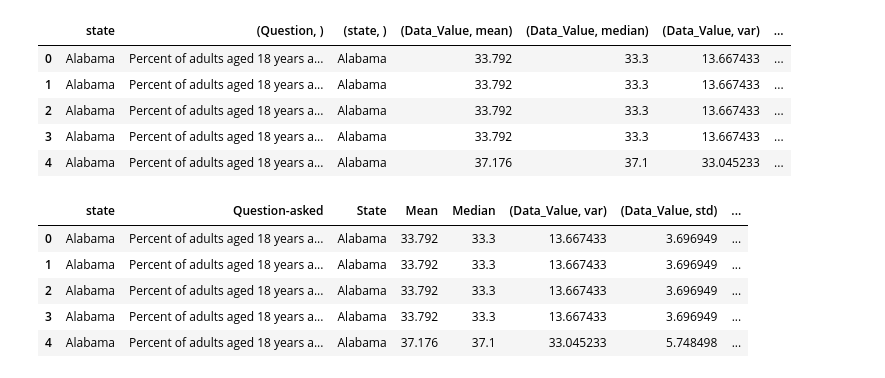
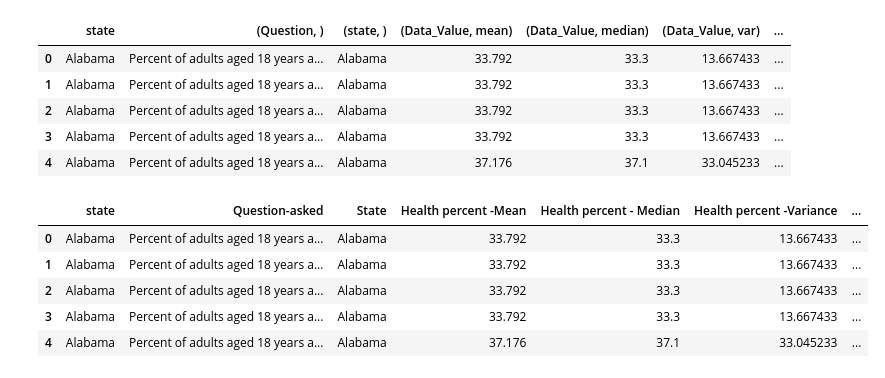
Before and after one commit to BrittLHeth/Project-1-API, a Jupyter notebook: Soujanya.ipynb, the cells around one changed output. Cells and saved outputs as stored; diff of their text form; code cells hidden in the pictures.

```diff
--- a/Soujanya.ipynb
+++ b/Soujanya.ipynb
@@ -205,14 +201,18 @@ merge_df.head()
 | 3 | Alabama | Percent of adults aged 18 years a... | Alabama | 33.792 | 33.3 | 13.667433 | ... |
 | 4 | Alabama | Percent of adults aged 18 years a... | Alabama | 37.176 | 37.1 | 33.045233 | ... |
 # %%
-merge_df = merge_df.rename(columns={('Question', ''): "Question-asked",('state', ''): "State", ('Data_Value', 'mean'):"Mean",('Data_Value', 'median'):"Median"})
+merge_df = merge_df.rename(columns={('Question', ''): "Question-asked",('state', ''): "State", ('Data_Value', 'mean'):"Health percent -Mean",('Data_Value', 'median'):"Health percent - Median",('Data_Value', 'var'):"Health percent -Variance",('Data_Value', 'std'):"Health percent-Std-Dev",('Data_Value', 'sem'):"Health percent -Standard Error","highest value in 2017":"Highest value in 2017"})
 
 
 merge_df.head()
+
+# del merge_df["primary exceedence"]
+
+# merge_df.head()
 # %% [output]
-|  | state | Question-asked | State | Mean | Median | (Data_Value, var) | (Data_Value, std) | ... |
-| 0 | Alabama | Percent of adults aged 18 years a... | Alabama | 33.792 | 33.3 | 13.667433 | 3.696949 | ... |
-| 1 | Alabama | Percent of adults aged 18 years a... | Alabama | 33.792 | 33.3 | 13.667433 | 3.696949 | ... |
-| 2 | Alabama | Percent of adults aged 18 years a... | Alabama | 33.792 | 33.3 | 13.667433 | 3.696949 | ... |
-| 3 | Alabama | Percent of adults aged 18 years a... | Alabama | 33.792 | 33.3 | 13.667433 | 3.696949 | ... |
-| 4 | Alabama | Percent of adults aged 18 years a... | Alabama | 37.176 | 37.1 | 33.045233 | 5.748498 | ... |
+|  | state | Question-asked | State | Health percent -Mean | Health percent - Median | Health percent -Variance | ... |
+| 0 | Alabama | Percent of adults aged 18 years a... | Alabama | 33.792 | 33.3 | 13.667433 | ... |
+| 1 | Alabama | Percent of adults aged 18 years a... | Alabama | 33.792 | 33.3 | 13.667433 | ... |
+| 2 | Alabama | Percent of adults aged 18 years a... | Alabama | 33.792 | 33.3 | 13.667433 | ... |
+| 3 | Alabama | Percent of adults aged 18 years a... | Alabama | 33.792 | 33.3 | 13.667433 | ... |
+| 4 | Alabama | Percent of adults aged 18 years a... | Alabama | 37.176 | 37.1 | 33.045233 | ... |
```
Also changed, not shown: parts of 5 cells of this notebook, 1 other file.
